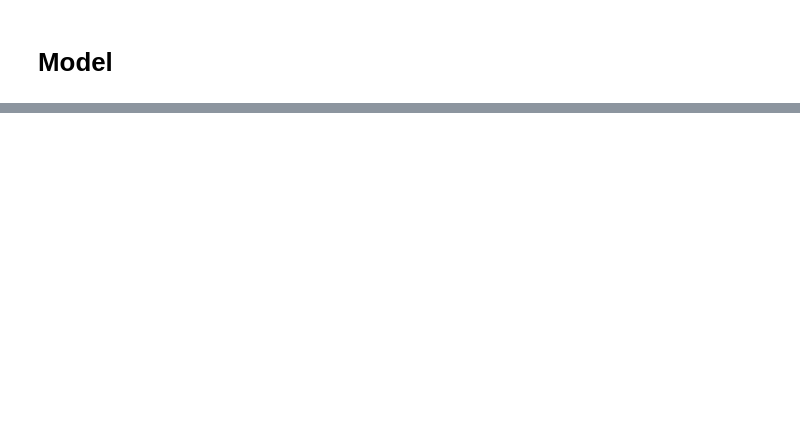
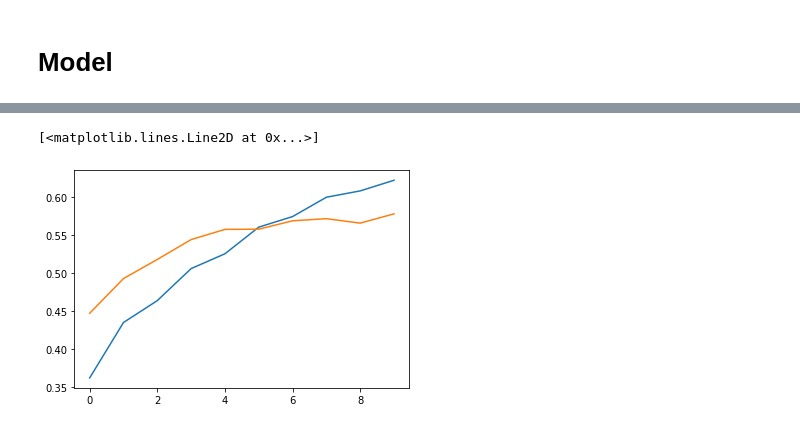
Before and after one commit to sir-timio/neural_labs, a Jupyter notebook: lab5/conv.ipynb, the cells around one changed output, grey strips where cells are left out. Saved outputs shown, nothing was run; the diff lists cells and outputs as text; code cells hidden in the pictures; blank space fills up the shorter version.

```diff
--- a/lab5/conv.ipynb
+++ b/lab5/conv.ipynb
@@ -155,0 +512,6 @@ class Model():
+# %%
+plt.plot(res2['val_accuracy'])
+plt.plot(res['val_accuracy'])
+# %% [output]
+[<matplotlib.lines.Line2D at 0x...>]
+[figure, added]
```
Also changed, not shown: parts of 54 cells of this notebook, 11 other files.
